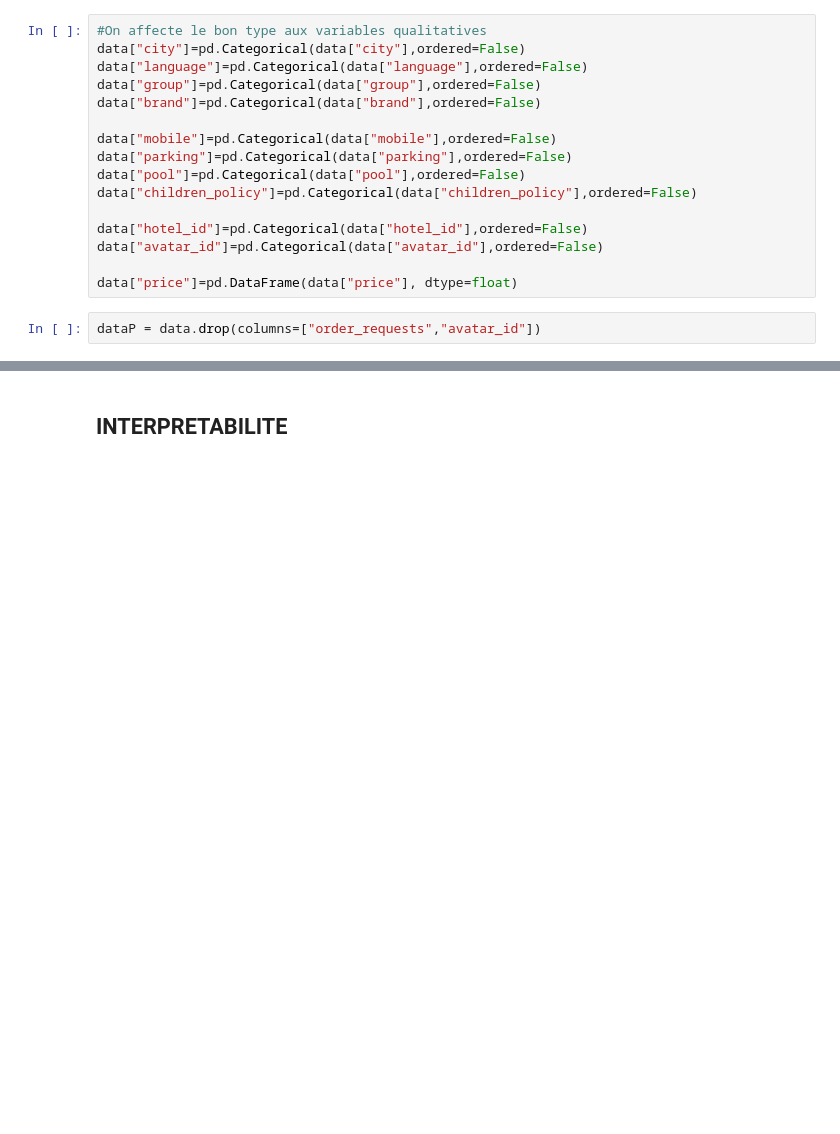
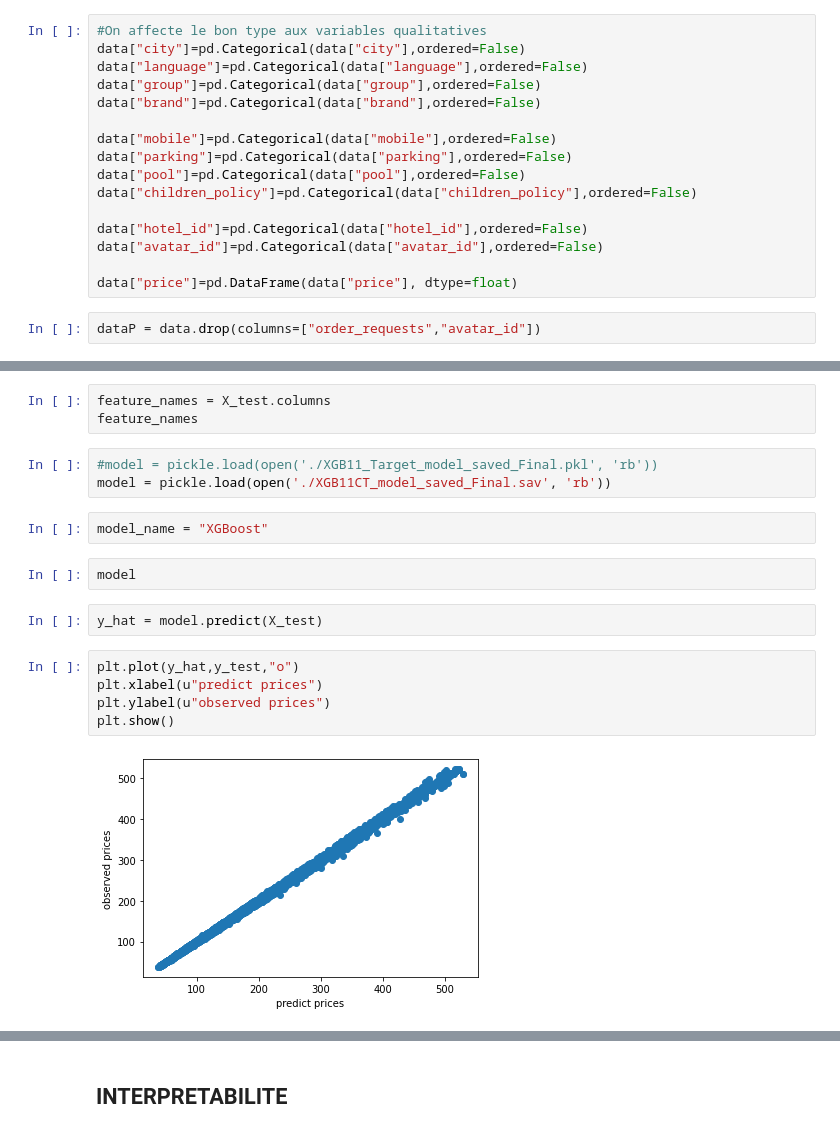
Before and after one commit to TryoenJ/Defi-IA, a Jupyter notebook: GIT-Final/analysis.ipynb, the cells around one changed output, grey strips where cells are left out. Drawn from its saved outputs; the diff is of its cells as text; blank space fills up the shorter version.

```diff
--- a/GIT-Final/analysis.ipynb
+++ b/GIT-Final/analysis.ipynb
@@ -146,0 +152,19 @@ Y = data[["price"]]
+# %%
+feature_names = X_test.columns
+feature_names
+# %%
+#model = pickle.load(open('./XGB11_Target_model_saved_Final.pkl', 'rb'))
+model = pickle.load(open('./XGB11CT_model_saved_Final.sav', 'rb'))
+# %%
+model_name = "XGBoost"
+# %%
+model
+# %%
+y_hat = model.predict(X_test)
+# %%
+plt.plot(y_hat,y_test,"o")
+plt.xlabel(u"predict prices")
+plt.ylabel(u"observed prices")
+plt.show()
+# %% [output]
+[figure, added]
```
Also changed, not shown: parts of 54 cells of this notebook.
